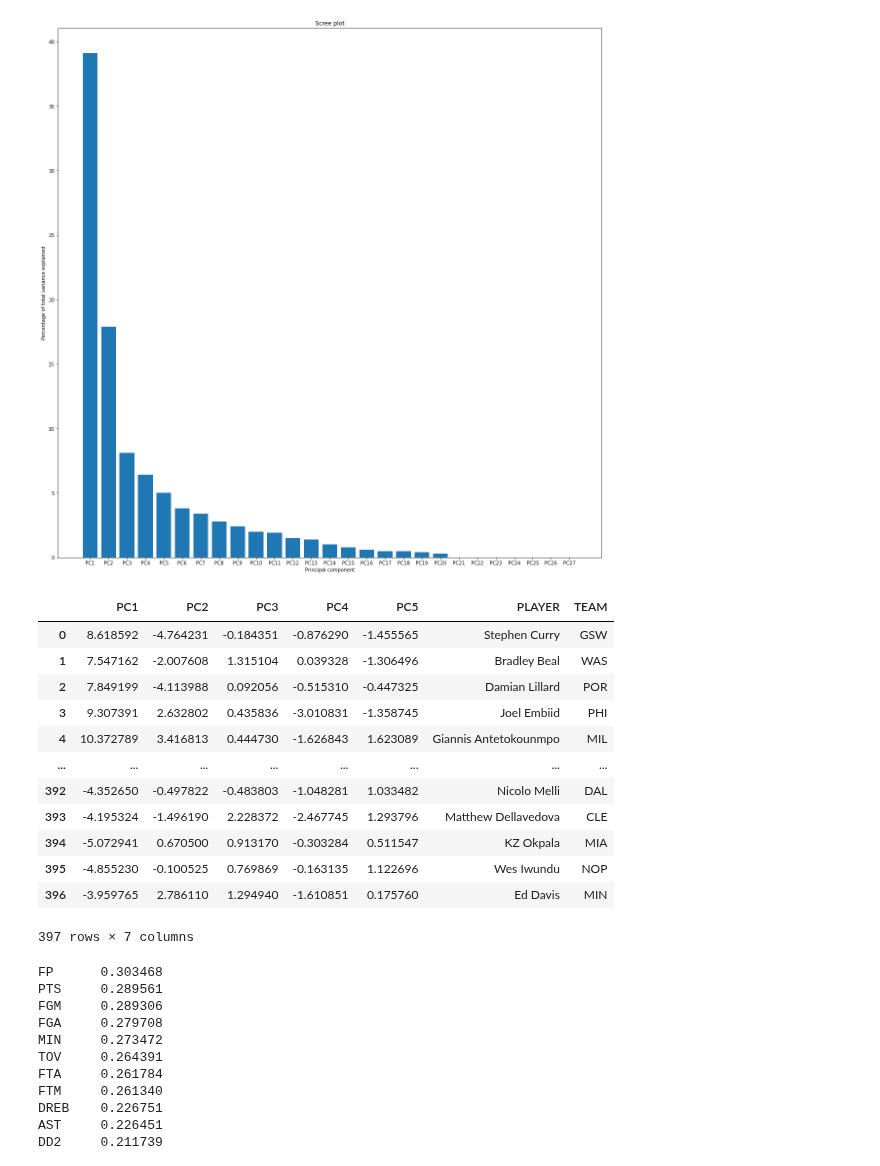
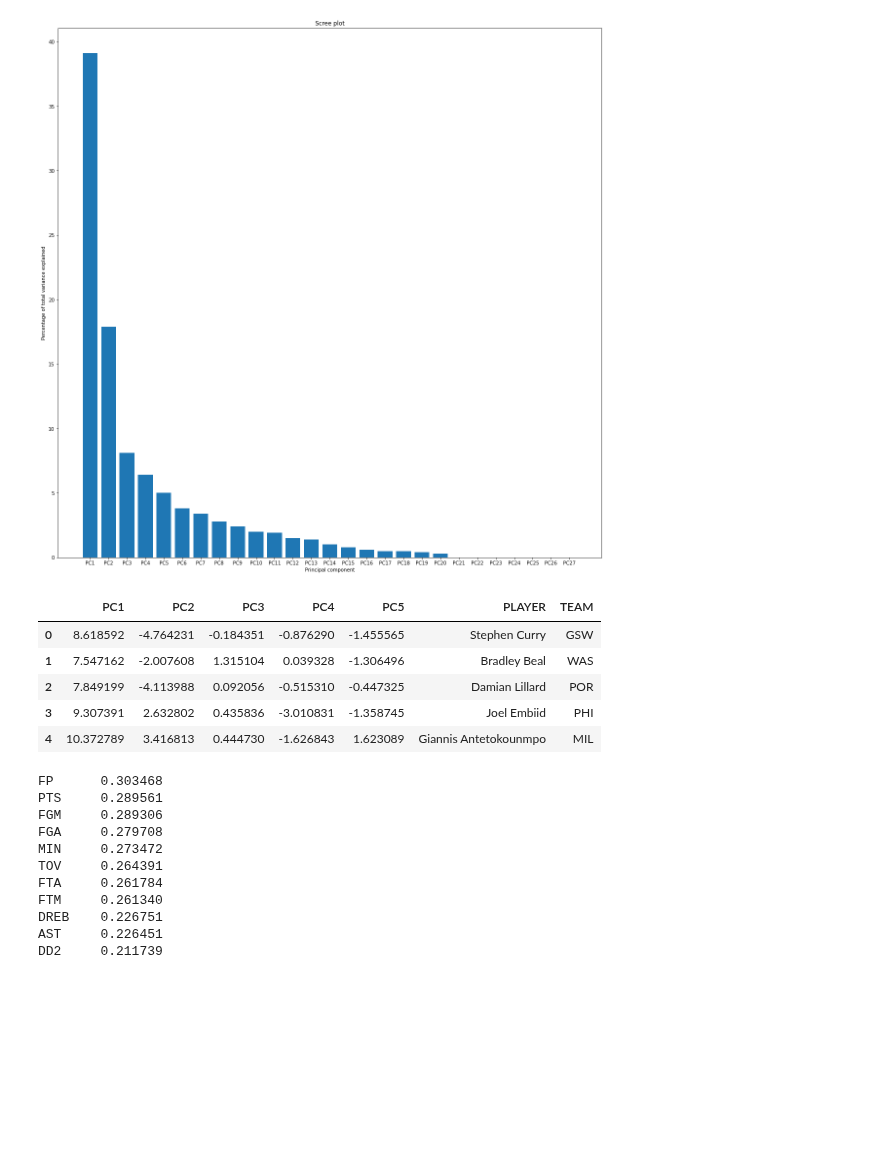
Before and after one commit to CSA100/nba-dsai, a Jupyter notebook: PCA.ipynb, the cells around one changed output. Drawn from its saved outputs; the diff is of its cells as text; code cells hidden in the pictures; blank space fills up the shorter version.

```diff
--- a/PCA.ipynb
+++ b/PCA.ipynb
@@ -73,26 +73,19 @@ pcaData = pca.transform(scaledDf)
 # %%
 # re-insert players and teams to make a new data frame
 
 pcaDf = pd.DataFrame(pcaData, columns=labels[0:5])
 pcaDf = pcaDf[labels[0:5]]
 pcaDf["PLAYER"] = df["PLAYER"]
 pcaDf["TEAM"] = df["TEAM"]
 
-pcaDf
+pcaDf.head()
 # %% [output]
 |  | PC1 | PC2 | PC3 | PC4 | PC5 | PLAYER | TEAM |
 | 0 | 8.618592 | -4.764231 | -0.184351 | -0.876290 | -1.455565 | Stephen Curry | GSW |
 | 1 | 7.547162 | -2.007608 | 1.315104 | 0.039328 | -1.306496 | Bradley Beal | WAS |
 | 2 | 7.849199 | -4.113988 | 0.092056 | -0.515310 | -0.447325 | Damian Lillard | POR |
 | 3 | 9.307391 | 2.632802 | 0.435836 | -3.010831 | -1.358745 | Joel Embiid | PHI |
 | 4 | 10.372789 | 3.416813 | 0.444730 | -1.626843 | 1.623089 | Giannis Antetokounmpo | MIL |
-| ... | ... | ... | ... | ... | ... | ... | ... |
-| 392 | -4.352650 | -0.497822 | -0.483803 | -1.048281 | 1.033482 | Nicolo Melli | DAL |
-| 393 | -4.195324 | -1.496190 | 2.228372 | -2.467745 | 1.293796 | Matthew Dellavedova | CLE |
-| 394 | -5.072941 | 0.670500 | 0.913170 | -0.303284 | 0.511547 | KZ Okpala | MIA |
-| 395 | -4.855230 | -0.100525 | 0.769869 | -0.163135 | 1.122696 | Wes Iwundu | NOP |
-| 396 | -3.959765 | 2.786110 | 1.294940 | -1.610851 | 0.175760 | Ed Davis | MIN |
-397 rows × 7 columns
 # %%
 # PC1
 
```
Also changed, not shown: parts of 1 cell of this notebook, 1 other file.
